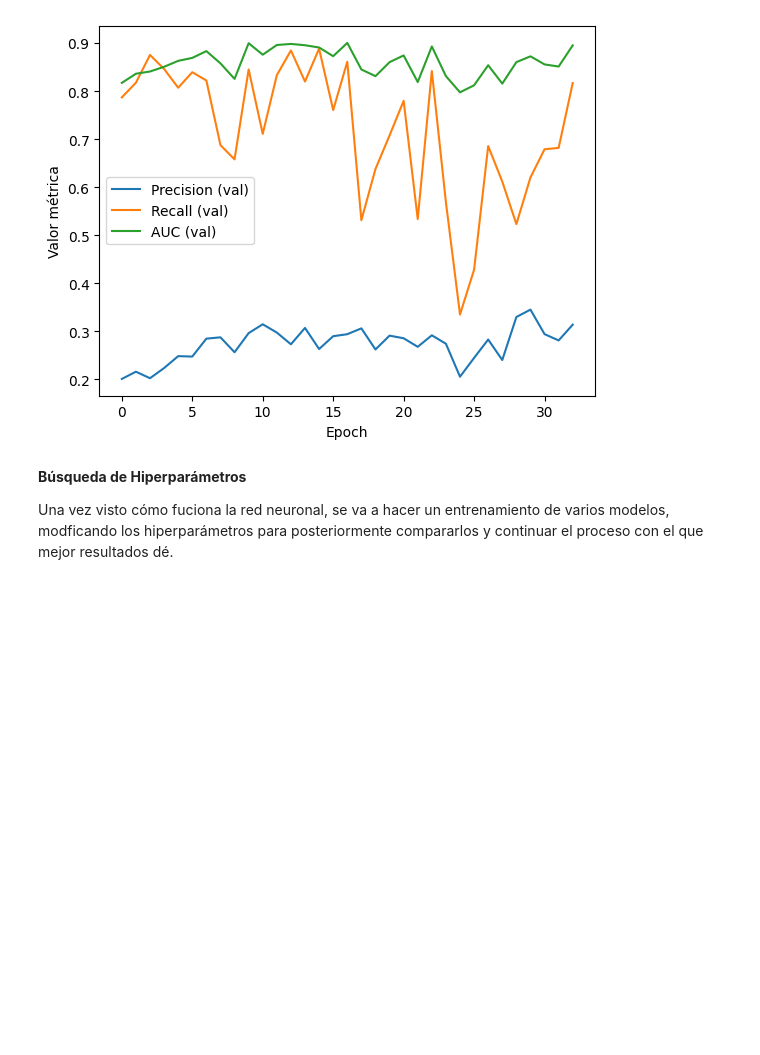
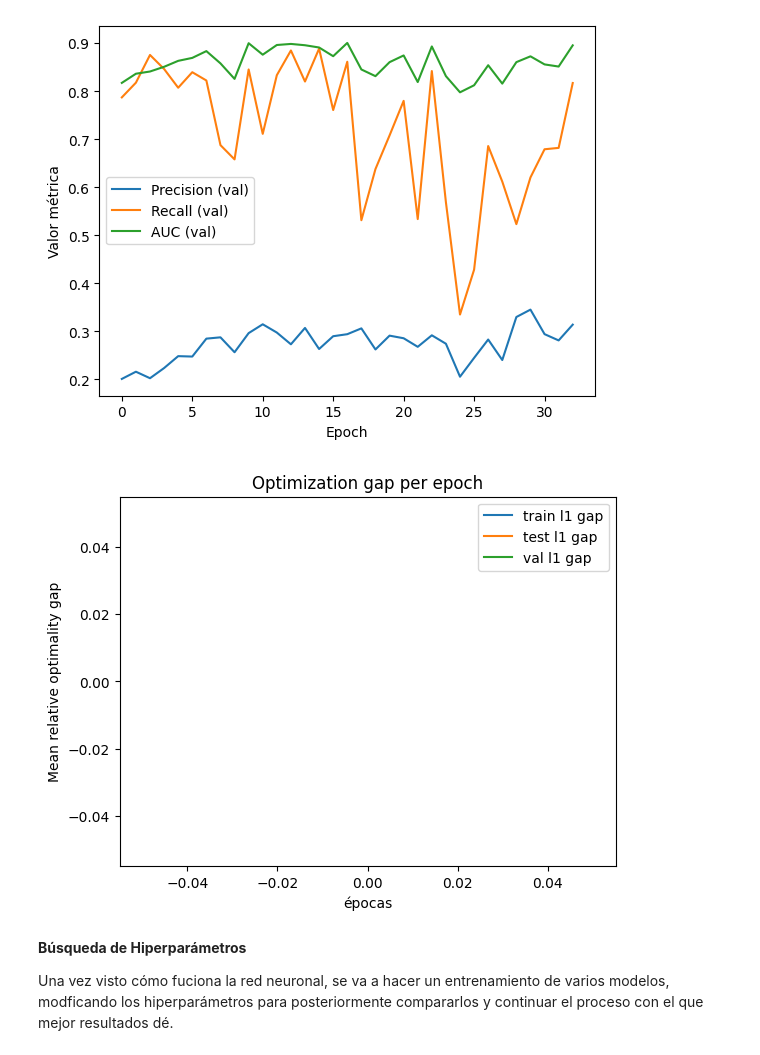
Before and after one commit to PabloMendieta03/TSP_Classical_Solutions, a Jupyter notebook: GNN_base.ipynb, the cells around one changed output. Drawn from its saved outputs; the diff is of its cells as text; code cells hidden in the pictures; blank space fills up the shorter version.

```diff
--- a/GNN_base.ipynb
+++ b/GNN_base.ipynb
@@ -708,6 +708,18 @@ plt.legend()
 plt.show()
 # %% [output]
 [figure]
+# %%
+# Gráfica de porcentaje de gap medio por época
+plt.plot(train_l1_opt_gaps,label='train l1 gap')
+plt.plot(test_l1_opt_gaps,label='test l1 gap')
+plt.plot(val_l1_opt_gaps,label='val l1 gap')
+plt.xlabel('épocas')
+plt.ylabel('Mean relative optimality gap')
+plt.title("Optimization gap per epoch")
+plt.legend()
+plt.show()
+# %% [output]
+[figure, added]
 # %% [markdown]
 **Búsqueda de Hiperparámetros**
 
```
Also changed, not shown: parts of 8 cells of this notebook, 3 other files.
